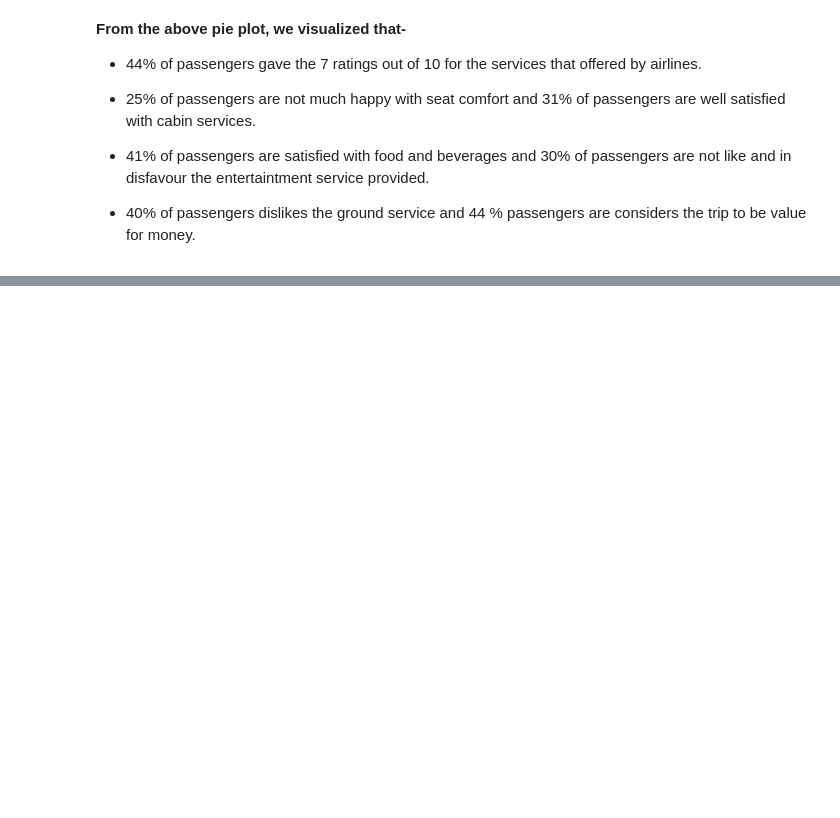
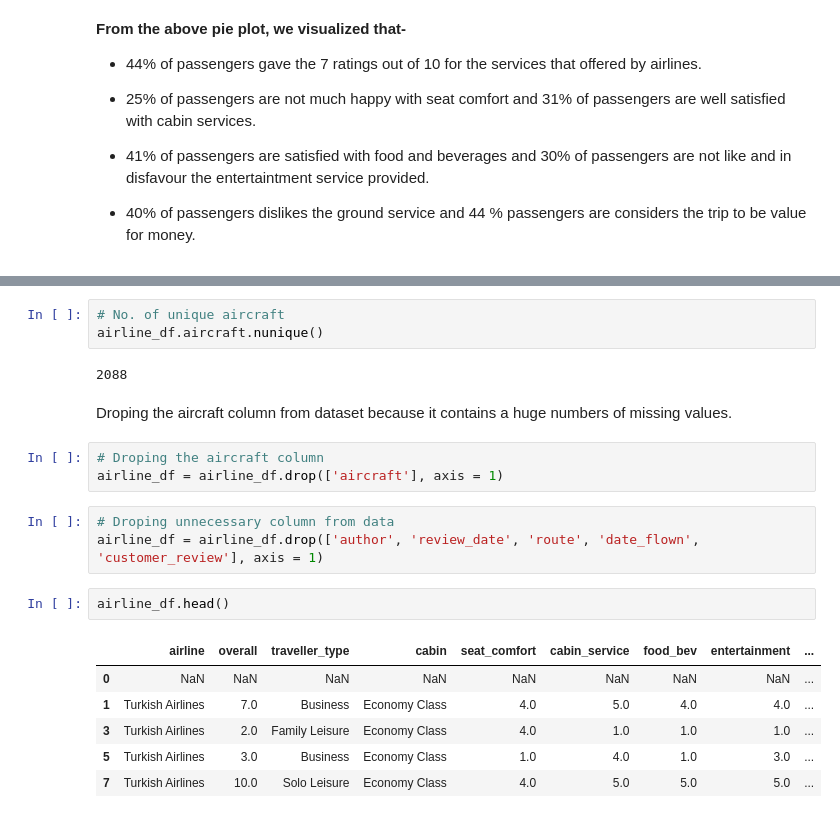
Before and after one commit to kumarsinghashu/Airline-Passenger-Referral-Prediction, a Jupyter notebook: Airline_Passenger_Referral_Prediction.ipynb, the cells around one changed output, grey strips where cells are left out. Cells and saved outputs as stored; diff of their text form; blank space fills up the shorter version.

```diff
--- a/Airline_Passenger_Referral_Prediction.ipynb
+++ b/Airline_Passenger_Referral_Prediction.ipynb
@@ -427,0 +494,22 @@ for col in ['overall','seat_comfort','cabin_service','food_bev','entertainment',
+# %%
+# No. of unique aircraft
+airline_df.aircraft.nunique()
+# %% [output]
+2088
+# %% [markdown]
+<b/>Droping the aircraft column from dataset because it contains a huge numbers of missing values.
+# %%
+# Droping the aircraft column
+airline_df = airline_df.drop(['aircraft'], axis = 1)
+# %%
+# Droping unnecessary column from data
+airline_df = airline_df.drop(['author', 'review_date', 'route', 'date_flown', 'customer_review'], axis = 1)
+# %%
+airline_df.head()
+# %% [output]
+|  | airline | overall | traveller_type | cabin | seat_comfort | cabin_service | food_bev | entertainment | ... |
+| 0 | NaN | NaN | NaN | NaN | NaN | NaN | NaN | NaN | ... |
+| 1 | Turkish Airlines | 7.0 | Business | Economy Class | 4.0 | 5.0 | 4.0 | 4.0 | ... |
+| 3 | Turkish Airlines | 2.0 | Family Leisure | Economy Class | 4.0 | 1.0 | 1.0 | 1.0 | ... |
+| 5 | Turkish Airlines | 3.0 | Business | Economy Class | 1.0 | 4.0 | 1.0 | 3.0 | ... |
+| 7 | Turkish Airlines | 10.0 | Solo Leisure | Economy Class | 4.0 | 5.0 | 5.0 | 5.0 | ... |
```
Also changed, not shown: parts of 12 cells of this notebook.
